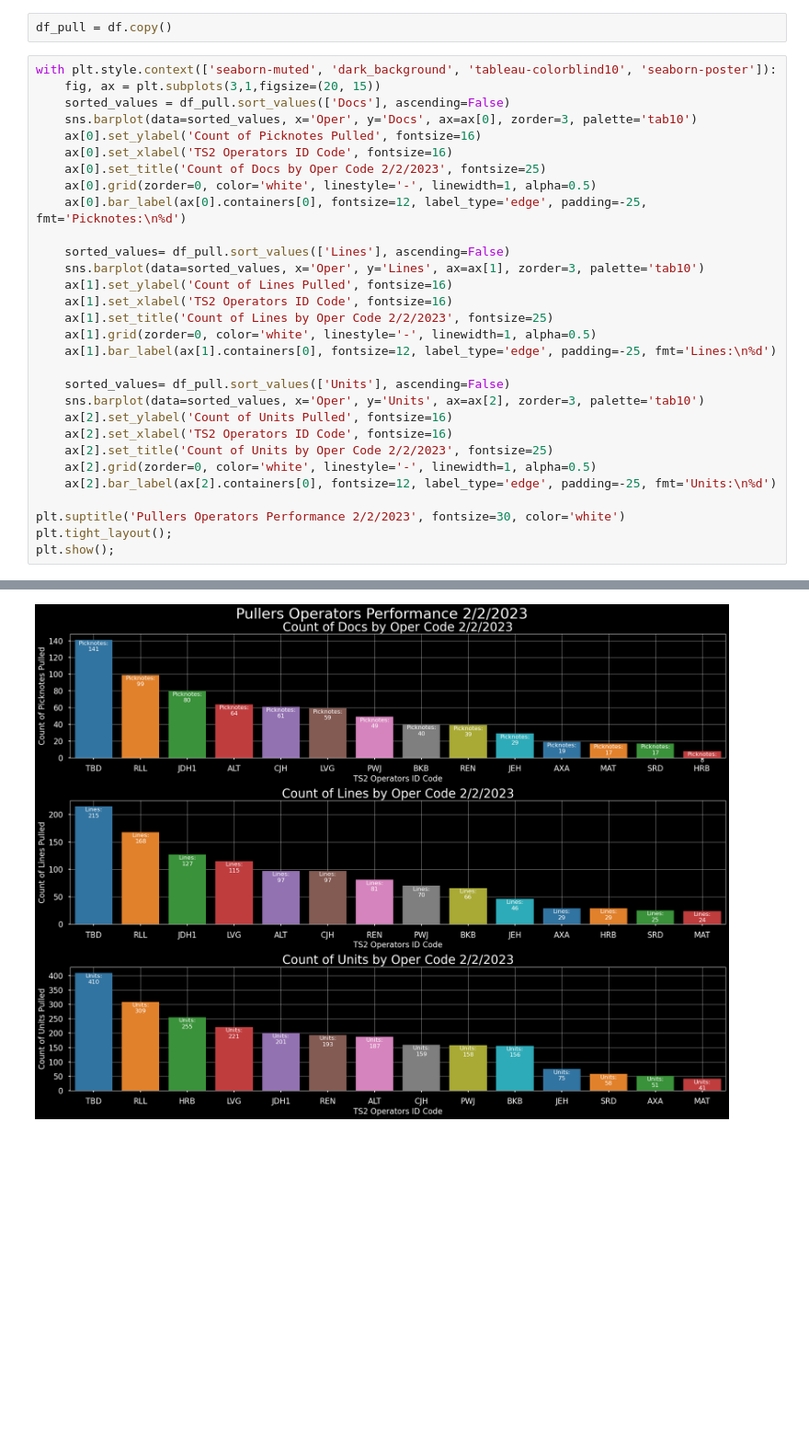
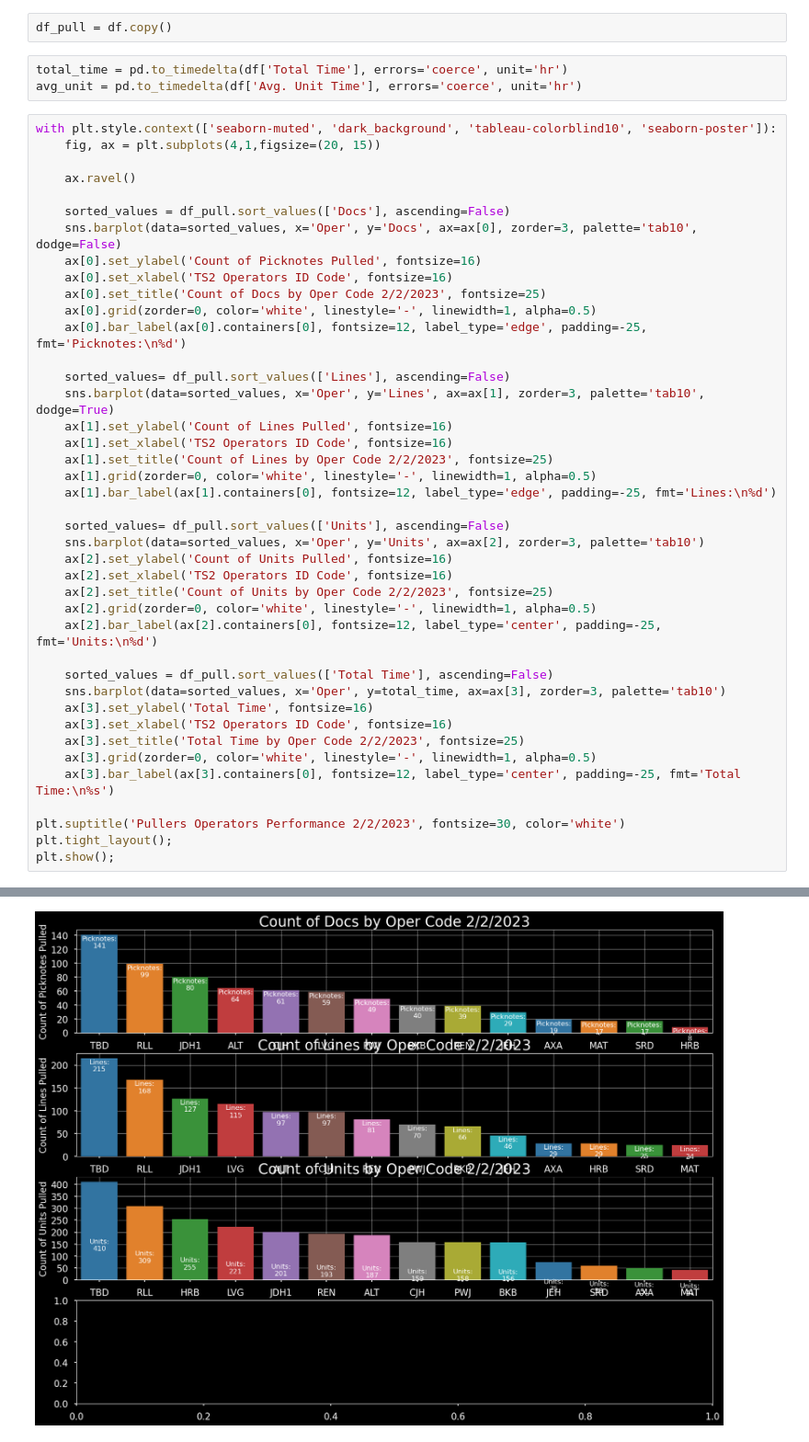
Before and after one commit to zeekwired/Tristate, a Jupyter notebook: OA.ipynb, the cells around one changed output, grey strips where cells are left out. Shown at 92% size. Drawn from its saved outputs; the diff is of its cells as text; blank space fills up the shorter version.

```diff
--- a/OA.ipynb
+++ b/OA.ipynb
@@ -42,11 +42,17 @@ sns.heatmap(corr, annot=True, cmap='coolwarm')
 [figure]
 # %%
 df_pull = df.copy()
+# %%
+total_time = pd.to_timedelta(df['Total Time'], errors='coerce', unit='hr')
+avg_unit = pd.to_timedelta(df['Avg. Unit Time'], errors='coerce', unit='hr')
 # %%
 with plt.style.context(['seaborn-muted', 'dark_background', 'tableau-colorblind10', 'seaborn-poster']):
-    fig, ax = plt.subplots(3,1,figsize=(20, 15))
+    fig, ax = plt.subplots(4,1,figsize=(20, 15))
+
+    ax.ravel()
+
     sorted_values = df_pull.sort_values(['Docs'], ascending=False)
-    sns.barplot(data=sorted_values, x='Oper', y='Docs', ax=ax[0], zorder=3, palette='tab10')
+    sns.barplot(data=sorted_values, x='Oper', y='Docs', ax=ax[0], zorder=3, palette='tab10', dodge=False)
     ax[0].set_ylabel('Count of Picknotes Pulled', fontsize=16)
     ax[0].set_xlabel('TS2 Operators ID Code', fontsize=16)
     ax[0].set_title('Count of Docs by Oper Code 2/2/2023', fontsize=25)
@@ -54,7 +60,7 @@ with plt.style.context(['seaborn-muted', 'dark_background', 'tableau-colorblind1
     ax[0].bar_label(ax[0].containers[0], fontsize=12, label_type='edge', padding=-25, fmt='Picknotes:\n%d')
 
     sorted_values= df_pull.sort_values(['Lines'], ascending=False)
-    sns.barplot(data=sorted_values, x='Oper', y='Lines', ax=ax[1], zorder=3, palette='tab10')
+    sns.barplot(data=sorted_values, x='Oper', y='Lines', ax=ax[1], zorder=3, palette='tab10', dodge=True)
     ax[1].set_ylabel('Count of Lines Pulled', fontsize=16)
     ax[1].set_xlabel('TS2 Operators ID Code', fontsize=16)
     ax[1].set_title('Count of Lines by Oper Code 2/2/2023', fontsize=25)
@@ -67,7 +73,15 @@ with plt.style.context(['seaborn-muted', 'dark_background', 'tableau-colorblind1
     ax[2].set_xlabel('TS2 Operators ID Code', fontsize=16)
     ax[2].set_title('Count of Units by Oper Code 2/2/2023', fontsize=25)
     ax[2].grid(zorder=0, color='white', linestyle='-', linewidth=1, alpha=0.5)
-    ax[2].bar_label(ax[2].containers[0], fontsize=12, label_type='edge', padding=-25, fmt='Units:\n%d')
+    ax[2].bar_label(ax[2].containers[0], fontsize=12, label_type='center', padding=-25, fmt='Units:\n%d')
+
+    sorted_values = df_pull.sort_values(['Total Time'], ascending=False)
+    sns.barplot(data=sorted_values, x='Oper', y=total_time, ax=ax[3], zorder=3, palette='tab10')
+    ax[3].set_ylabel('Total Time', fontsize=16)
+    ax[3].set_xlabel('TS2 Operators ID Code', fontsize=16)
+    ax[3].set_title('Total Time by Oper Code 2/2/2023', fontsize=25)
+    ax[3].grid(zorder=0, color='white', linestyle='-', linewidth=1, alpha=0.5)
+    ax[3].bar_label(ax[3].containers[0], fontsize=12, label_type='center', padding=-25, fmt='Total Time:\n%s')
 
 plt.suptitle('Pullers Operators Performance 2/2/2023', fontsize=30, color='white')
 plt.tight_layout();
@@ -76 +91 @@ plt.show();
-[figure, old version]
+[figure, new version]
```
Also changed, not shown: parts of 1 cell of this notebook, 1 other file.
